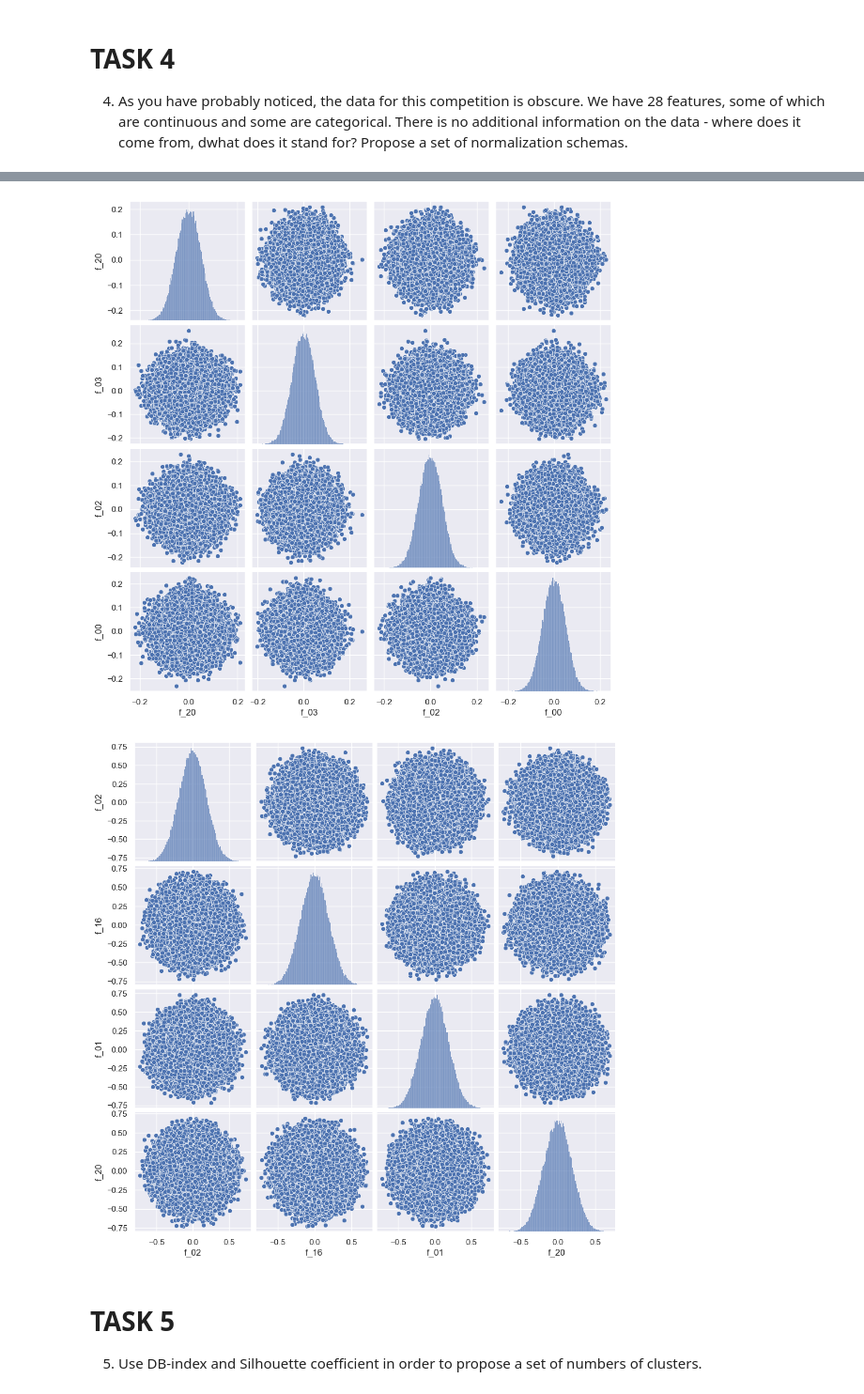
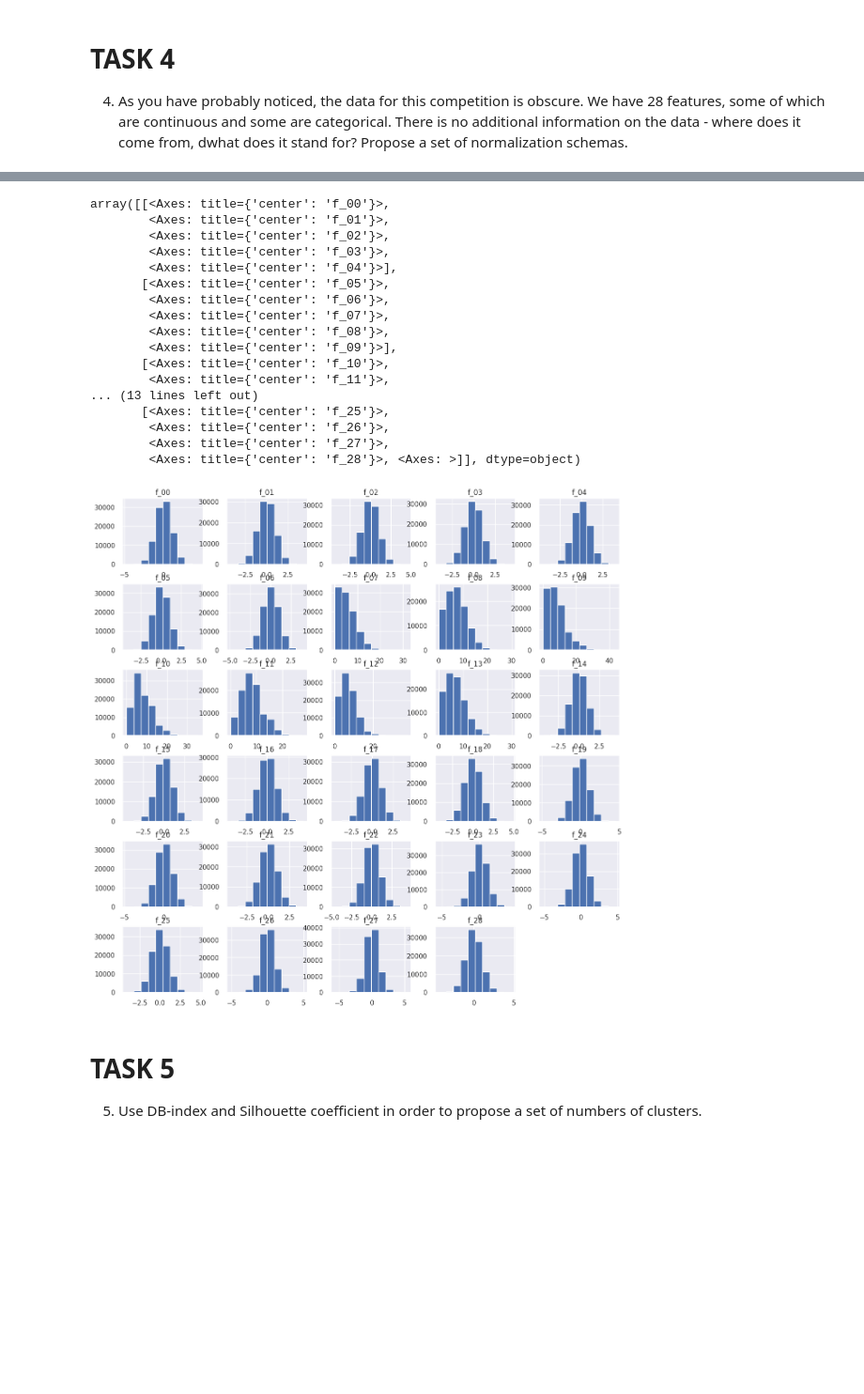
Before and after one commit to eeryczeek/data_mining, a Jupyter notebook: assignment_3/assignment_3.ipynb, the cells around one changed output, grey strips where cells are left out. Shown at 94% size. Saved outputs shown, nothing was run; the diff lists cells and outputs as text; code cells hidden in the pictures; blank space fills up the shorter version.

```diff
--- a/assignment_3/assignment_3.ipynb
+++ b/assignment_3/assignment_3.ipynb
@@ -71,15 +59,0 @@ plot_random_continuous_features(tabular_playground_series, continuous_features)
-# %%
-t = Normalizer(norm = 'l1').fit(tabular_playground_series[continuous_features])
-tabular_playground_series_l1 = tabular_playground_series.copy()
-tabular_playground_series_l1[continuous_features] = t.transform(tabular_playground_series[continuous_features])
-plot_random_continuous_features(tabular_playground_series_l1, continuous_features)
-# %% [output]
-[figure, removed]
-# %%
-t = Normalizer(norm = 'l2').fit(tabular_playground_series[continuous_features])
-tabular_playground_series_l2 = tabular_playground_series.copy()
-tabular_playground_series_l2[continuous_features] = t.transform(tabular_playground_series[continuous_features])
-
-plot_random_continuous_features(tabular_playground_series_l2, continuous_features)
-# %% [output]
-[figure, removed]
@@ -86,3 +67,24 @@ plot_random_continuous_features(tabular_playground_series_l2, continuous_feature
+# %%
+tabular_playground_series.hist(figsize = (15,15))
+# %% [output]
+array([[<Axes: title={'center': 'f_00'}>,
+        <Axes: title={'center': 'f_01'}>,
+        <Axes: title={'center': 'f_02'}>,
+        <Axes: title={'center': 'f_03'}>,
+        <Axes: title={'center': 'f_04'}>],
+       [<Axes: title={'center': 'f_05'}>,
+        <Axes: title={'center': 'f_06'}>,
+        <Axes: title={'center': 'f_07'}>,
+        <Axes: title={'center': 'f_08'}>,
+        <Axes: title={'center': 'f_09'}>],
+       [<Axes: title={'center': 'f_10'}>,
+        <Axes: title={'center': 'f_11'}>,
+... (13 lines left out)
+       [<Axes: title={'center': 'f_25'}>,
+        <Axes: title={'center': 'f_26'}>,
+        <Axes: title={'center': 'f_27'}>,
+        <Axes: title={'center': 'f_28'}>, <Axes: >]], dtype=object)
+[figure, added]
 # %% [markdown]
 # TASK 5
 5. Use DB-index and Silhouette coefficient in order to propose a set of numbers of clusters.
```
Also changed, not shown: parts of 20 cells of this notebook.
